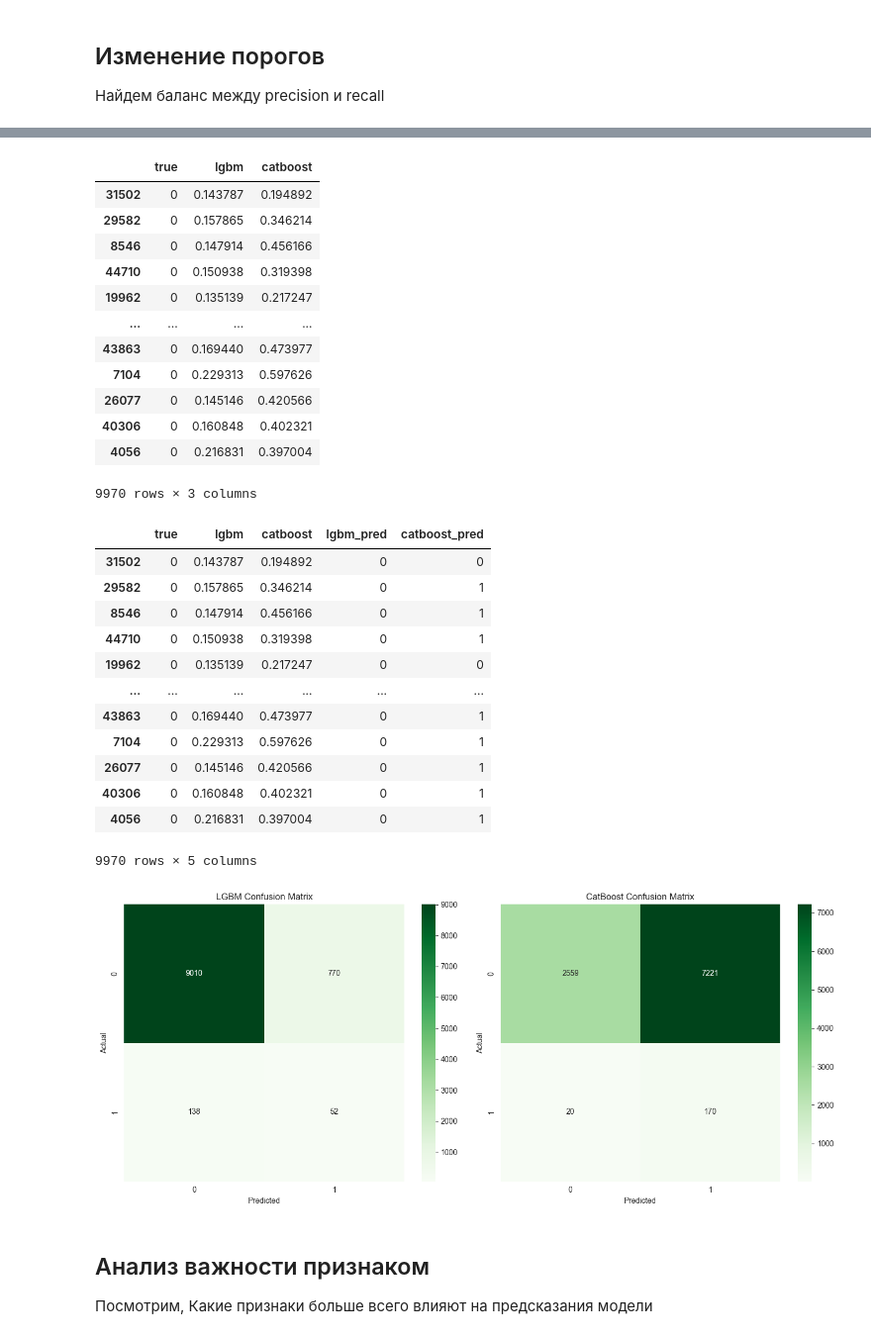
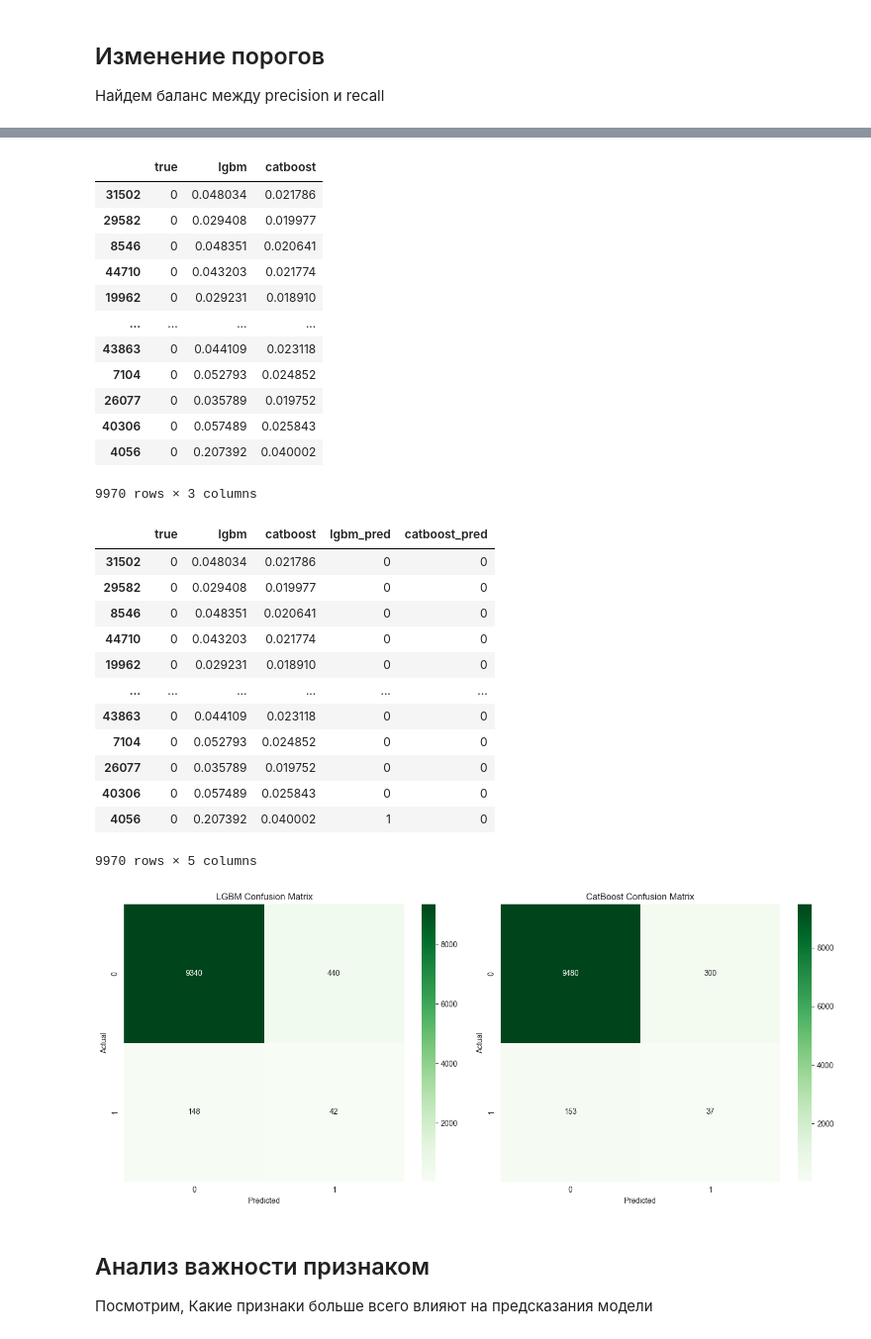
Before and after one commit to Moncervers/purchase_prediction, a Jupyter notebook: purchase_prediction.ipynb, the cells around one changed output, grey strips where cells are left out. Shown at 99% size. Saved outputs shown, nothing was run; the diff lists cells and outputs as text; code cells hidden in the pictures.

```diff
--- a/purchase_prediction.ipynb
+++ b/purchase_prediction.ipynb
@@ -644,6 +644,6 @@ df
 49849 rows × 27 columns
 # %%
 # Удаляем ненужные для обучения столбцы
-df = df.drop(['client_id', 'quantity', 'price', 'category_ids', 'date', 'message_id'], axis=1)
+df = df.drop(['client_id', 'quantity', 'price', 'category_ids', 'date', 'message_id', 'unique_sorted_category_ids'], axis=1)
 df
 # %% [output]
@@ -705,4 +662,0 @@ emb_df = pd.DataFrame(embeddings,
-# %%
-# Сброс индекса для корректного объединения датасета
-df.reset_index(drop=True, inplace=True)
-df = pd.concat([df, emb_df], axis=1)
@@ -725,6 +663,3 @@ df
-# %%
-# Удаляем ненужный столбец
-df = df.drop('unique_sorted_category_ids', axis=1)
 # %% [markdown]
 ## Корреляционный анализ
 
@@ -1165,68 +1083,68 @@ CatBoost: 0.6930 (F1: 0.0878)
 predictions
 # %% [output]
 |  | true | lgbm | catboost |
-| 31502 | 0 | 0.143787 | 0.194892 |
-| 29582 | 0 | 0.157865 | 0.346214 |
-| 8546 | 0 | 0.147914 | 0.456166 |
-| 44710 | 0 | 0.150938 | 0.319398 |
-| 19962 | 0 | 0.135139 | 0.217247 |
+| 31502 | 0 | 0.048034 | 0.021786 |
+| 29582 | 0 | 0.029408 | 0.019977 |
+| 8546 | 0 | 0.048351 | 0.020641 |
+| 44710 | 0 | 0.043203 | 0.021774 |
+| 19962 | 0 | 0.029231 | 0.018910 |
 | ... | ... | ... | ... |
-| 43863 | 0 | 0.169440 | 0.473977 |
-| 7104 | 0 | 0.229313 | 0.597626 |
-| 26077 | 0 | 0.145146 | 0.420566 |
-| 40306 | 0 | 0.160848 | 0.402321 |
-| 4056 | 0 | 0.216831 | 0.397004 |
+| 43863 | 0 | 0.044109 | 0.023118 |
+| 7104 | 0 | 0.052793 | 0.024852 |
+| 26077 | 0 | 0.035789 | 0.019752 |
+| 40306 | 0 | 0.057489 | 0.025843 |
+| 4056 | 0 | 0.207392 | 0.040002 |
 9970 rows × 3 columns
 # %%
 predictions['lgbm_pred'] = predictions['lgbm'].apply(lambda x: 1 if x > optimal_thresh_lgbm else 0)
-predictions['catboost_pred'] = predictions['catboost'].apply(lambda x: 1 if x > optimal_thresh_lgbm else 0)
+predictions['catboost_pred'] = predictions['catboost'].apply(lambda x: 1 if x > optimal_thresh_cat else 0)
 predictions
 # %% [output]
 |  | true | lgbm | catboost | lgbm_pred | catboost_pred |
-| 31502 | 0 | 0.143787 | 0.194892 | 0 | 0 |
-| 29582 | 0 | 0.157865 | 0.346214 | 0 | 1 |
-| 8546 | 0 | 0.147914 | 0.456166 | 0 | 1 |
-| 44710 | 0 | 0.150938 | 0.319398 | 0 | 1 |
-| 19962 | 0 | 0.135139 | 0.217247 | 0 | 0 |
+| 31502 | 0 | 0.048034 | 0.021786 | 0 | 0 |
+| 29582 | 0 | 0.029408 | 0.019977 | 0 | 0 |
+| 8546 | 0 | 0.048351 | 0.020641 | 0 | 0 |
+| 44710 | 0 | 0.043203 | 0.021774 | 0 | 0 |
+| 19962 | 0 | 0.029231 | 0.018910 | 0 | 0 |
 | ... | ... | ... | ... | ... | ... |
-| 43863 | 0 | 0.169440 | 0.473977 | 0 | 1 |
-| 7104 | 0 | 0.229313 | 0.597626 | 0 | 1 |
-| 26077 | 0 | 0.145146 | 0.420566 | 0 | 1 |
-| 40306 | 0 | 0.160848 | 0.402321 | 0 | 1 |
-| 4056 | 0 | 0.216831 | 0.397004 | 0 | 1 |
+| 43863 | 0 | 0.044109 | 0.023118 | 0 | 0 |
+| 7104 | 0 | 0.052793 | 0.024852 | 0 | 0 |
+| 26077 | 0 | 0.035789 | 0.019752 | 0 | 0 |
+| 40306 | 0 | 0.057489 | 0.025843 | 0 | 0 |
+| 4056 | 0 | 0.207392 | 0.040002 | 1 | 0 |
 9970 rows × 5 columns
 # %%
 # Визуализация
 plt.figure(figsize=(14, 6))
 
 # Матрица для LGBM
 plt.subplot(1, 2, 1)
 sns.heatmap(
-    confusion_matrix(y_test, predictions['lgbm_pred']),
+    confusion_matrix(predictions['true'], predictions['lgbm_pred']),
     annot=True,
     fmt='d',
     cmap='Greens',
 )
 plt.xlabel('Predicted')
 plt.ylabel('Actual')
 plt.title('LGBM Confusion Matrix')
 
 # Матрица для CatBoost
 plt.subplot(1, 2, 2)
 sns.heatmap(
-    confusion_matrix(y_test, predictions['catboost_pred']),
+    confusion_matrix(predictions['true'], predictions['catboost_pred']),
     annot=True,
     fmt='d',
     cmap='Greens',
 )
 plt.xlabel('Predicted')
 plt.ylabel('Actual')
 plt.title('CatBoost Confusion Matrix')
 
 plt.tight_layout()
 plt.show()
 # %% [output]
-[figure, old version]
+[figure, new version]
 # %% [markdown]
 ## Анализ важности признаком
 
```
Also changed, not shown: parts of 20 cells of this notebook.
